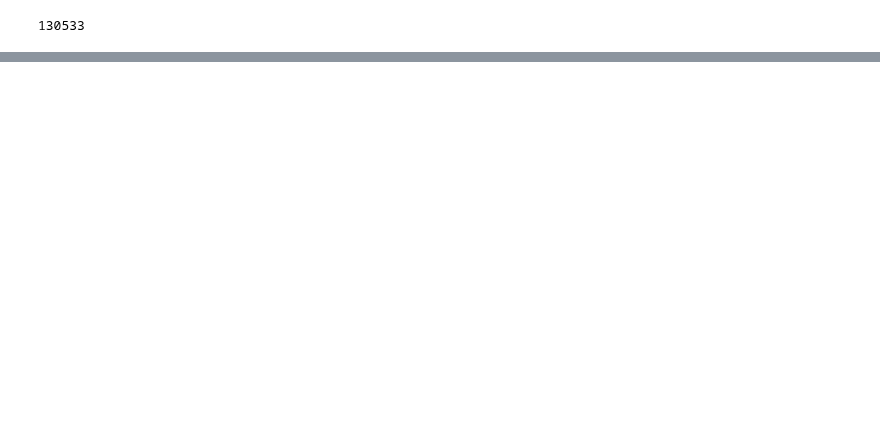
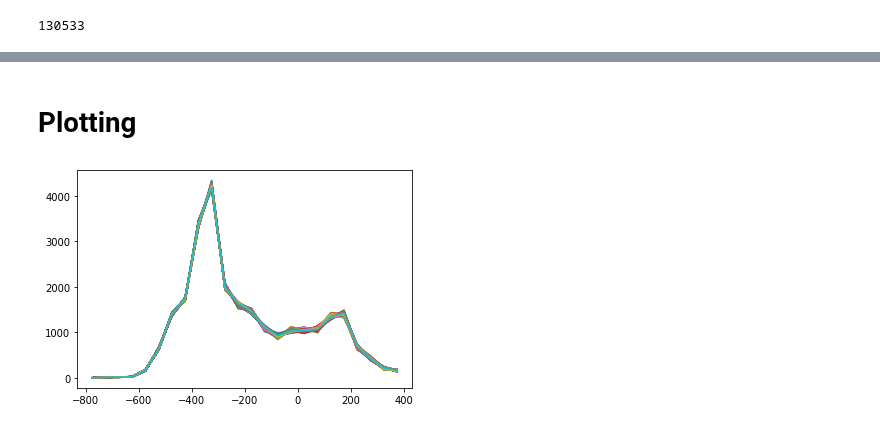
Before and after one commit to sdam-au/GI_ETL, a Jupyter notebook: scripts/1_4_MODELLING_DATES.ipynb, the cells around one changed output, grey strips where cells are left out. Drawn from its saved outputs; the diff is of its cells as text; code cells hidden in the pictures; blank space fills up the shorter version.

```diff
--- a/scripts/1_4_MODELLING_DATES.ipynb
+++ b/scripts/1_4_MODELLING_DATES.ipynb
@@ -141,0 +106,30 @@ Your <class 'list'> object has been succefully written as "https://sciencedata.d
+# %%
+def get_simulation_variants(dataframe, column):
+  random_dates_list = dataframe[column].tolist()
+  simulations_list = []
+  random_size = len(random_dates_list[0])
+  for n in range(random_size):
+    simulation = [random_dates[n] for random_dates in random_dates_list if isinstance(random_dates, list)]
+    simulations_list.append(simulation)
+  return simulations_list
+
+
+def dates_per_block(list_of_dates):
+  dates_per_block = []
+  dates_array = np.array(list_of_dates)
+  for tup in time_blocks:
+     dates_per_block.append((tup, len(dates_array[(dates_array > tup[0]) & (dates_array < tup[1])])))
+  return dates_per_block
+
+def timeblocks_from_randoms(dataframe, column, min_max_step):
+  simulations_list = get_simulation_variants(dataframe, column)
+  sim_tup_lists = []
+  time_blocks =[(n, n+min_max_step[2]) for n in range(min_max_step[0], min_max_step[1], min_max_step[2])]
+  for sim_list in simulations_list:
+    sim_tup_list = dates_per_block(sim_list)
+    sim_tup_lists.append(sim_tup_list)
+  return sim_tup_lists
+# %%
+# creating a subdataframe
+PHI_attica = PHI[PHI["tildeinfo"].str.contains("Att.", na=False)]
+len(PHI_attica)
@@ -141,0 +138,2 @@ Your <class 'list'> object has been succefully written as "https://sciencedata.d
+# %%
+sim_att = timeblocks_from_randoms(PHI_attica, "random_dates", [-800, 400, 50])
@@ -141,0 +160,12 @@ Your <class 'list'> object has been succefully written as "https://sciencedata.d
+# %% [markdown]
+# Plotting
+# %%
+def plot_simulations(list_of_timeblocks_data):
+  for timeblocks in list_of_timeblocks_data:
+    x = [np.mean(tuptup[0]) for tuptup in timeblocks]
+    y = [tuptup[1] for tuptup in timeblocks]
+    plt.plot(x, y)
+# %%
+plot_simulations(sim_att)
+# %% [output]
+[figure, added]
```
Also changed, not shown: parts of 21 cells of this notebook.
